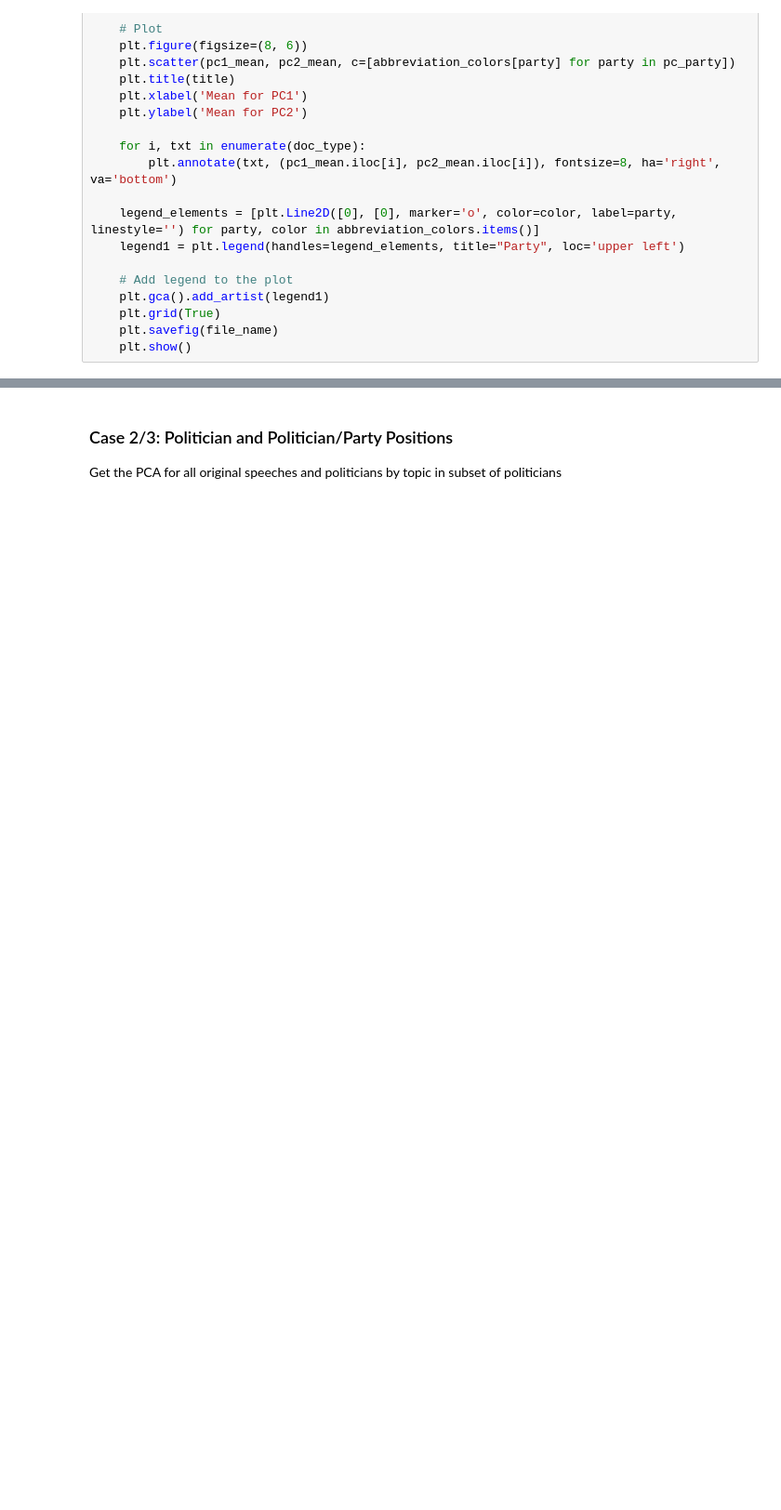
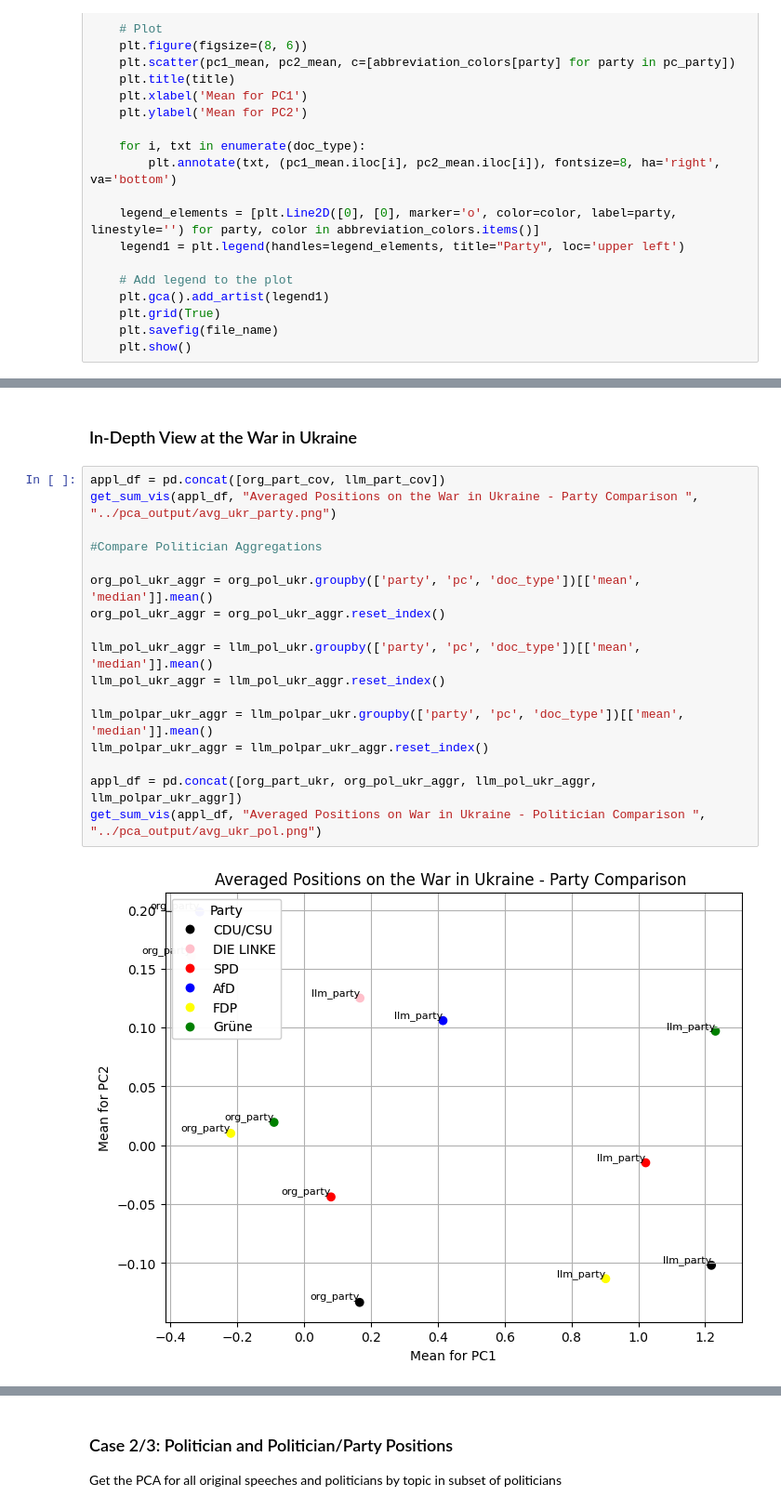
Before and after one commit to EliasHepp/Politricks, a Jupyter notebook: code/mapping_pca.ipynb, the cells around one changed output, grey strips where cells are left out. Shown at 93% size. Drawn from its saved outputs; the diff is of its cells as text; blank space fills up the shorter version.

```diff
--- a/code/mapping_pca.ipynb
+++ b/code/mapping_pca.ipynb
@@ -838,0 +768,21 @@ IndexError: single positional indexer is out-of-bounds
+# %% [markdown]
+### In-Depth View at the War in Ukraine
+# %%
+appl_df = pd.concat([org_part_cov, llm_part_cov])
+get_sum_vis(appl_df, "Averaged Positions on the War in Ukraine - Party Comparison ", "../pca_output/avg_ukr_party.png")
+
+#Compare Politician Aggregations
+
+org_pol_ukr_aggr = org_pol_ukr.groupby(['party', 'pc', 'doc_type'])[['mean', 'median']].mean()
+org_pol_ukr_aggr = org_pol_ukr_aggr.reset_index()
+
+llm_pol_ukr_aggr = llm_pol_ukr.groupby(['party', 'pc', 'doc_type'])[['mean', 'median']].mean()
+llm_pol_ukr_aggr = llm_pol_ukr_aggr.reset_index()
+
+llm_polpar_ukr_aggr = llm_polpar_ukr.groupby(['party', 'pc', 'doc_type'])[['mean', 'median']].mean()
+llm_polpar_ukr_aggr = llm_polpar_ukr_aggr.reset_index()
+
+appl_df = pd.concat([org_part_ukr, org_pol_ukr_aggr, llm_pol_ukr_aggr, llm_polpar_ukr_aggr])
+get_sum_vis(appl_df, "Averaged Positions on War in Ukraine - Politician Comparison ", "../pca_output/avg_ukr_pol.png")
+# %% [output]
+[figure, added]
```
Also changed, not shown: parts of 22 cells of this notebook, 10 other files.
